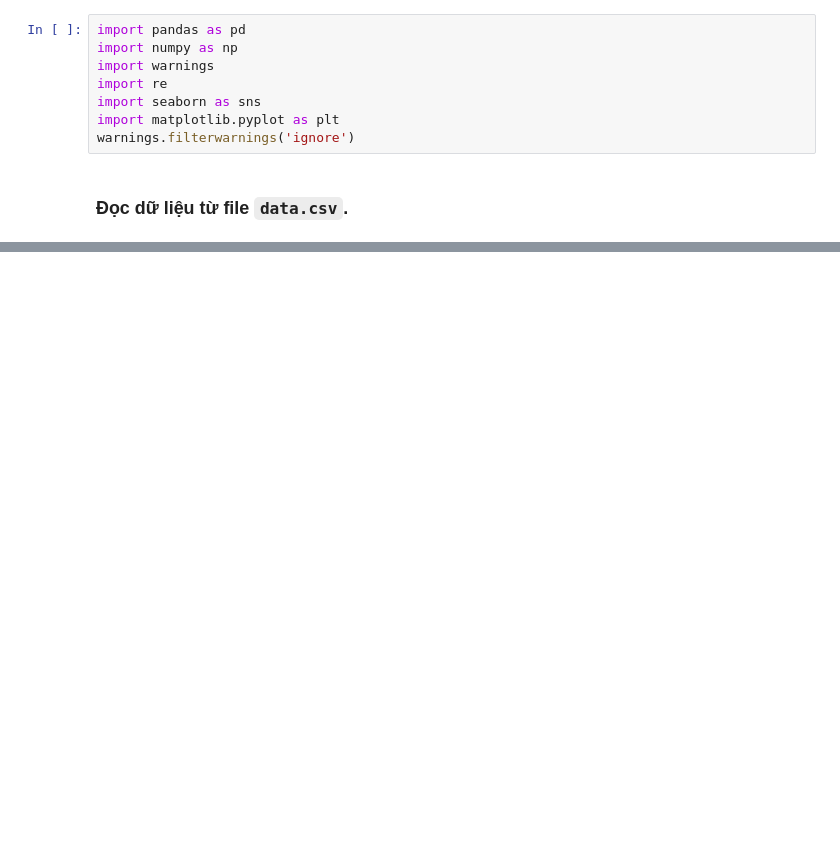
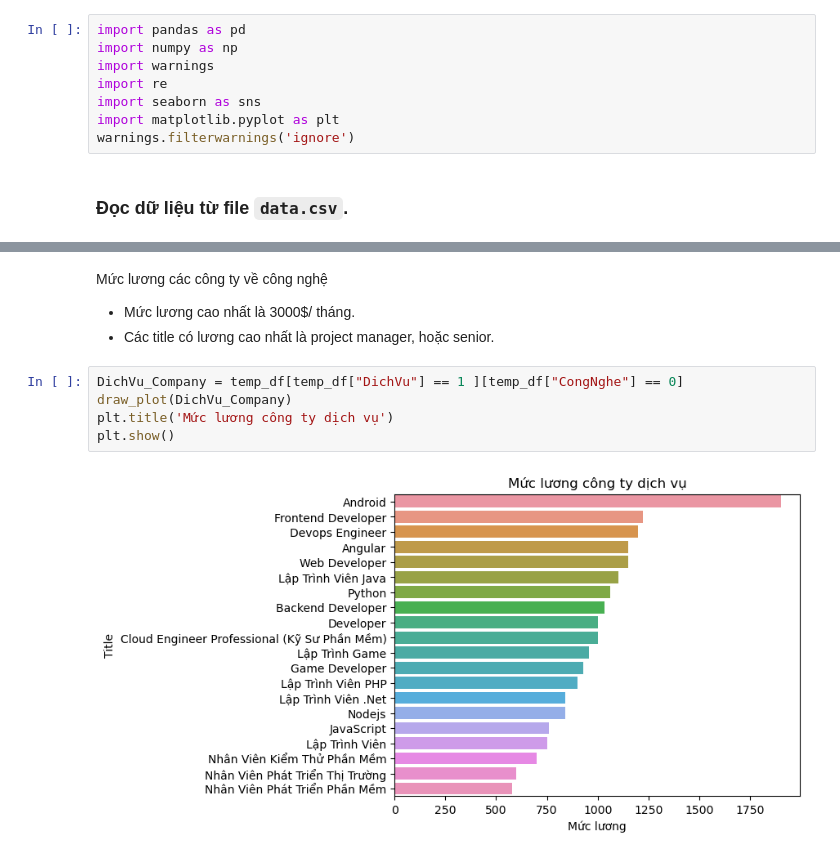
Before and after one commit to yakhimm/LyThuyet_LT4KHDL, a Jupyter notebook: cauhoi.ipynb, the cells around one changed output, grey strips where cells are left out. Drawn from its saved outputs; the diff is of its cells as text; blank space fills up the shorter version.

```diff
--- a/cauhoi.ipynb
+++ b/cauhoi.ipynb
@@ -131,0 +87,11 @@ Kết luận:
+# %% [markdown]
+Mức lương các công ty về công nghệ
++ Mức lương cao nhất là 3000$/ tháng.
++ Các title có lương cao nhất là project manager, hoặc senior.
+# %%
+DichVu_Company = temp_df[temp_df["DichVu"] == 1 ][temp_df["CongNghe"] == 0]
+draw_plot(DichVu_Company)
+plt.title('Mức lương công ty dịch vụ')
+plt.show()
+# %% [output]
+[figure, added]
```
Also changed, not shown: parts of 31 cells of this notebook.
